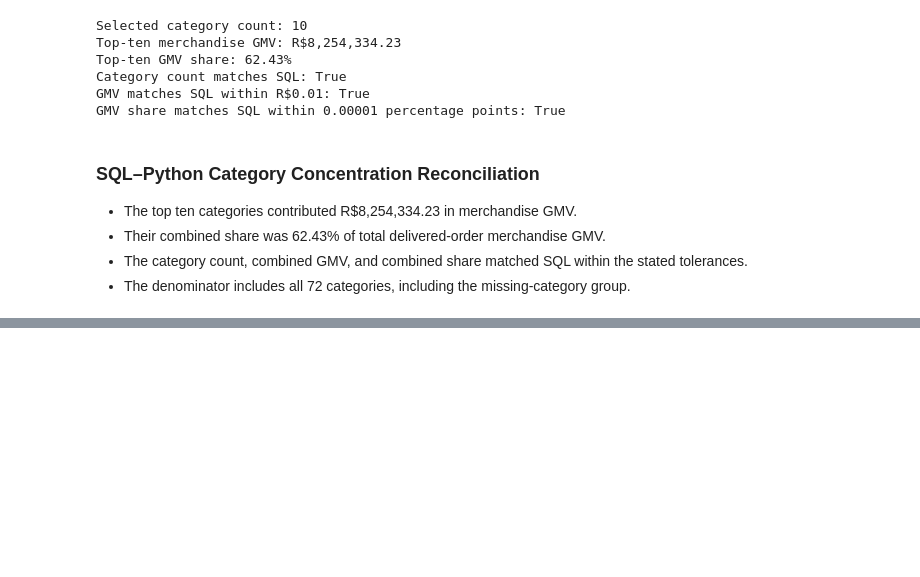
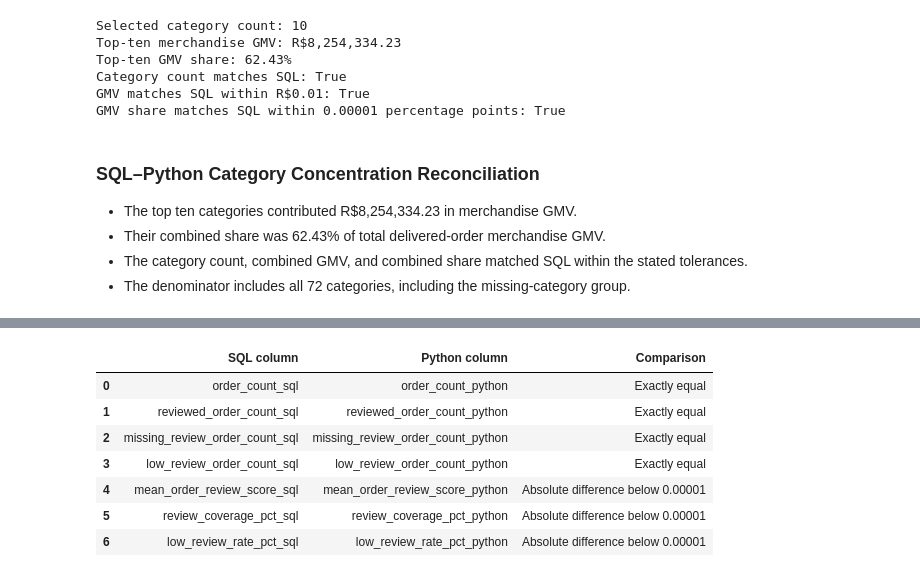
Before and after one commit to Yash1thHJ/DataAnalyst, a Jupyter notebook: notebooks/05_kpi_analysis_and_business_insights.ipynb, the cells around one changed output, grey strips where cells are left out. Drawn from its saved outputs; the diff is of its cells as text; code cells hidden in the pictures; blank space fills up the shorter version.

```diff
--- a/notebooks/05_kpi_analysis_and_business_insights.ipynb
+++ b/notebooks/05_kpi_analysis_and_business_insights.ipynb
@@ -2230,0 +2289,7 @@ GMV share matches SQL within 0.00001 percentage points: True
+# %%
+# Match SQL and Python delivery-review summaries for reconciliation.
+delivery_review_comparison = sql_delivery_review_summary.merge(python_delivery_review_summary, on= 'delivery_status', how='outer', validate='one_to_one', suffixes=('_sql', '_python'), indicator=True)
+
+print("delivery_review_comparison shape: ", delivery_review_comparison.shape)
+print("delivery_review_comparison duplicate delivery_status: ", delivery_review_comparison['delivery_status'].duplicated().sum())
+print("delivery_review_comparison merge indicator count: ", delivery_review_comparison['_merge'].value_counts())
@@ -2230,0 +2315,65 @@ GMV share matches SQL within 0.00001 percentage points: True
+# %%
+# Validate SQL–Python delivery-review counts, average scores, and percentage measures.
+delivery_review_validation = [
+    {
+        'SQL column': 'order_count_sql',
+        'Python column': 'order_count_python',
+        'Comparison':('Exactly equal'
+                      if delivery_review_comparison['order_count_sql'].eq(delivery_review_comparison['order_count_python']).all()
+                      else 'Not equal')
+    },
+    {
+        'SQL column': 'reviewed_order_count_sql',
+        'Python column': 'reviewed_order_count_python',
+        'Comparison': ('Exactly equal'
+                       if delivery_review_comparison['reviewed_order_count_sql'].eq(delivery_review_comparison['reviewed_order_count_python']).all()
+                       else 'Not equal')
+    },
+    {
+        'SQL column': 'missing_review_order_count_sql',
+        'Python column': 'missing_review_order_count_python',
+        'Comparison':('Exactly equal'
+                      if delivery_review_comparison['missing_review_order_count_sql'].eq(delivery_review_comparison['missing_review_order_count_python']).all()
+                      else 'Not equal')
+    },
+    {
+        'SQL column': 'low_review_order_count_sql',
+        'Python column': 'low_review_order_count_python',
+        'Comparison':('Exactly equal'
+                      if delivery_review_comparison['low_review_order_count_sql'].eq(delivery_review_comparison['low_review_order_count_python']).all()
+                      else 'Not equal')
+    },
+    {
+        'SQL column': 'mean_order_review_score_sql',
+        'Python column': 'mean_order_review_score_python',
+        'Comparison':('Absolute difference below 0.00001'
+                      if (delivery_review_comparison['mean_order_review_score_sql'] - delivery_review_comparison['mean_order_review_score_python']).abs().lt(0.00001).all()
+                      else 'Outside tolerance')
+    },
+    {
+        'SQL column': 'review_coverage_pct_sql',
+        'Python column': 'review_coverage_pct_python',
+        'Comparison':('Absolute difference below 0.00001'
+                      if (delivery_review_comparison['review_coverage_pct_sql'] - delivery_review_comparison['review_coverage_pct_python']).abs().lt(0.00001).all()
+                      else 'Outside tolerance')
+    },
+    {
+        'SQL column': 'low_review_rate_pct_sql',
+        'Python column': 'low_review_rate_pct_python',
+        'Comparison':('Absolute difference below 0.00001'
+                      if (delivery_review_comparison['low_review_rate_pct_sql'] - delivery_review_comparison['low_review_rate_pct_python']).abs().lt(0.00001).all()
+                      else 'Outside tolerance')
+    }
+]
+
+delivery_review_validation_summary = pd.DataFrame(delivery_review_validation)
+display(delivery_review_validation_summary)
+# %% [output]
+|  | SQL column | Python column | Comparison |
+| 0 | order_count_sql | order_count_python | Exactly equal |
+| 1 | reviewed_order_count_sql | reviewed_order_count_python | Exactly equal |
+| 2 | missing_review_order_count_sql | missing_review_order_count_python | Exactly equal |
+| 3 | low_review_order_count_sql | low_review_order_count_python | Exactly equal |
+| 4 | mean_order_review_score_sql | mean_order_review_score_python | Absolute difference below 0.00001 |
+| 5 | review_coverage_pct_sql | review_coverage_pct_python | Absolute difference below 0.00001 |
+| 6 | low_review_rate_pct_sql | low_review_rate_pct_python | Absolute difference below 0.00001 |
```
Also changed, not shown: parts of 7 cells of this notebook, 2 other files.
